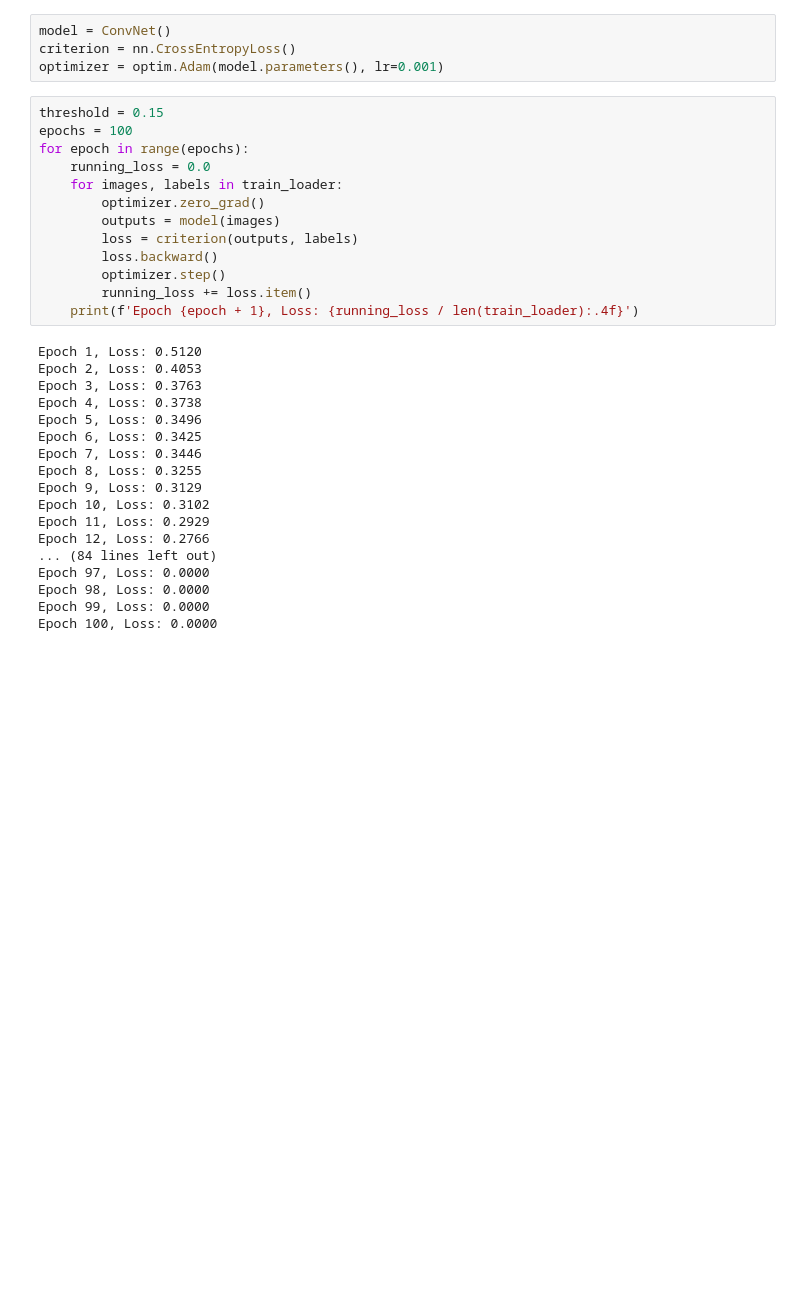
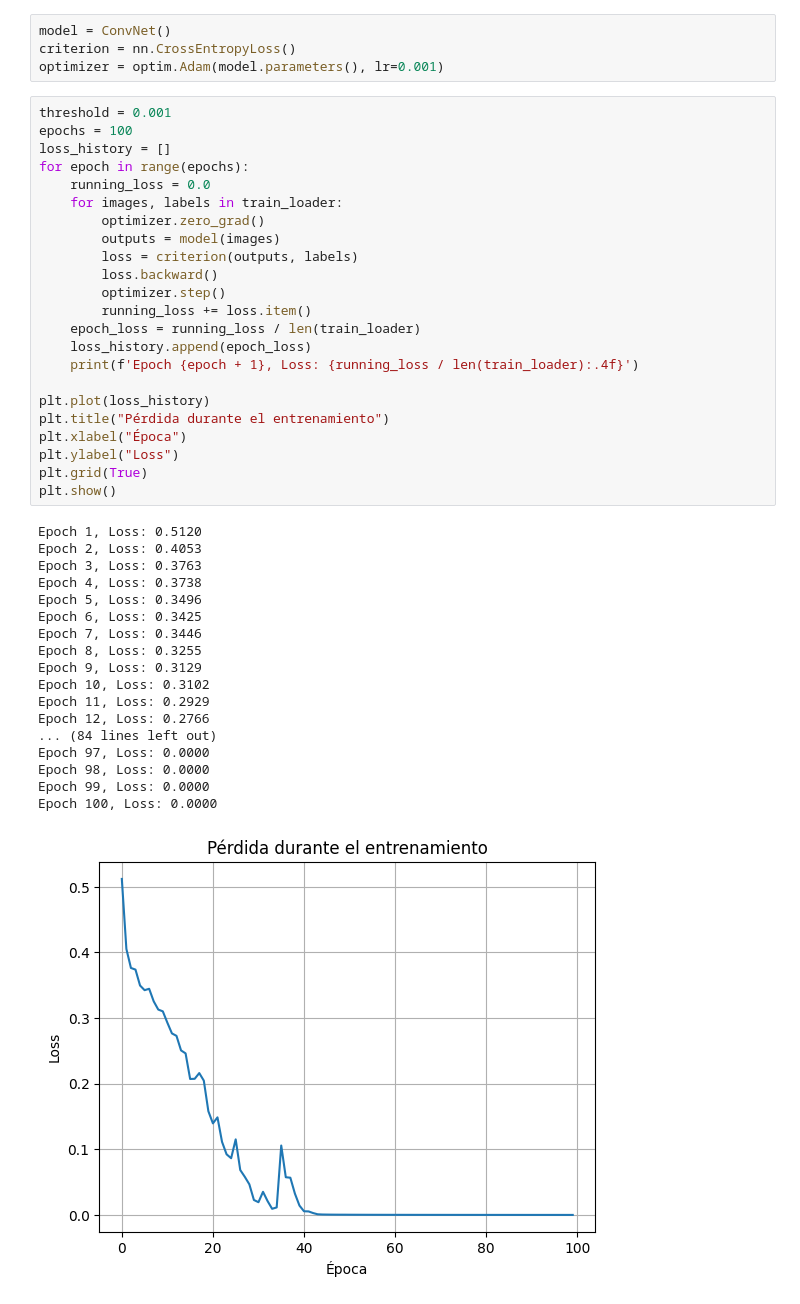
Before and after one commit to data-dmt/MachineLearning, a Jupyter notebook: SkinCancer_Classification/Main.ipynb, the cells around one changed output. Cells and saved outputs as stored; diff of their text form; blank space fills up the shorter version.

```diff
--- a/SkinCancer_Classification/Main.ipynb
+++ b/SkinCancer_Classification/Main.ipynb
@@ -56,36 +56,47 @@ model = ConvNet()
 criterion = nn.CrossEntropyLoss()
 optimizer = optim.Adam(model.parameters(), lr=0.001)
 # %%
-threshold = 0.15
+threshold = 0.001
 epochs = 100
+loss_history = []
 for epoch in range(epochs):
     running_loss = 0.0
     for images, labels in train_loader:
         optimizer.zero_grad()
         outputs = model(images)
         loss = criterion(outputs, labels)
         loss.backward()
         optimizer.step()
         running_loss += loss.item()
+    epoch_loss = running_loss / len(train_loader)
+    loss_history.append(epoch_loss)
     print(f'Epoch {epoch + 1}, Loss: {running_loss / len(train_loader):.4f}')
+
+plt.plot(loss_history)
+plt.title("Pérdida durante el entrenamiento")
+plt.xlabel("Época")
+plt.ylabel("Loss")
+plt.grid(True)
+plt.show()
 # %% [output]
 Epoch 1, Loss: 0.5120
 Epoch 2, Loss: 0.4053
 Epoch 3, Loss: 0.3763
 Epoch 4, Loss: 0.3738
 Epoch 5, Loss: 0.3496
 Epoch 6, Loss: 0.3425
 Epoch 7, Loss: 0.3446
 Epoch 8, Loss: 0.3255
 Epoch 9, Loss: 0.3129
 Epoch 10, Loss: 0.3102
 Epoch 11, Loss: 0.2929
 Epoch 12, Loss: 0.2766
 ... (84 lines left out)
 Epoch 97, Loss: 0.0000
 Epoch 98, Loss: 0.0000
 Epoch 99, Loss: 0.0000
 Epoch 100, Loss: 0.0000
+[figure, added]
 # %%
 correct, total = 0, 0
 y_true, y_pred = [], []
```
Also changed, not shown: parts of 2 cells of this notebook.
